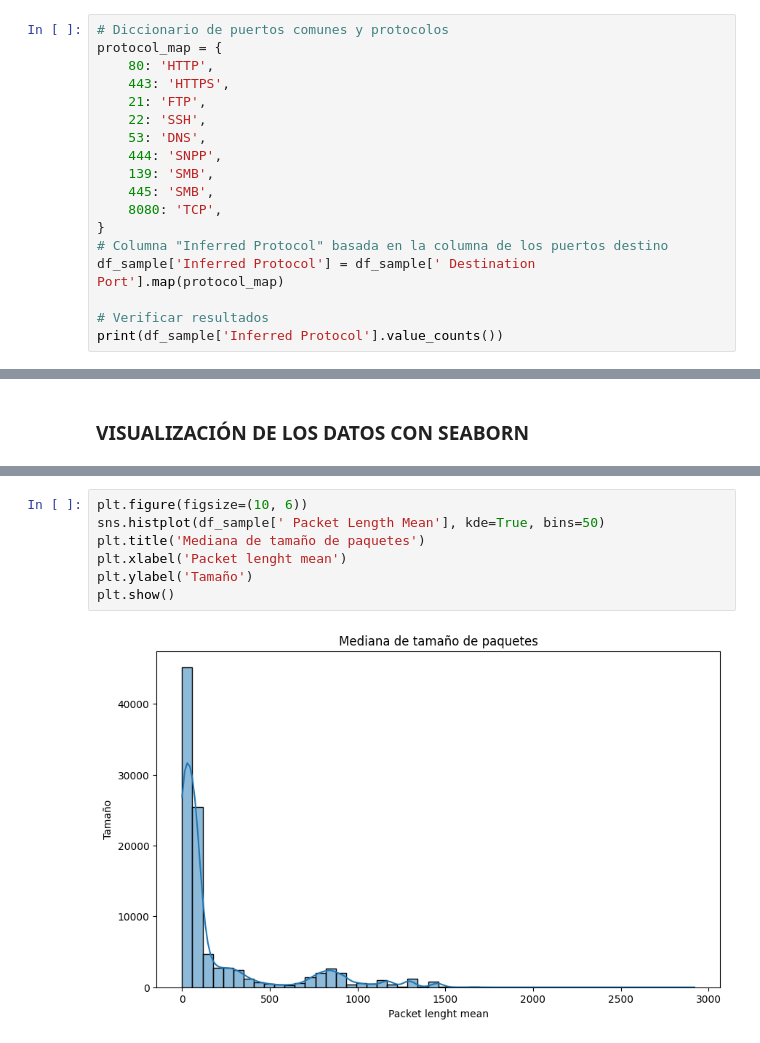
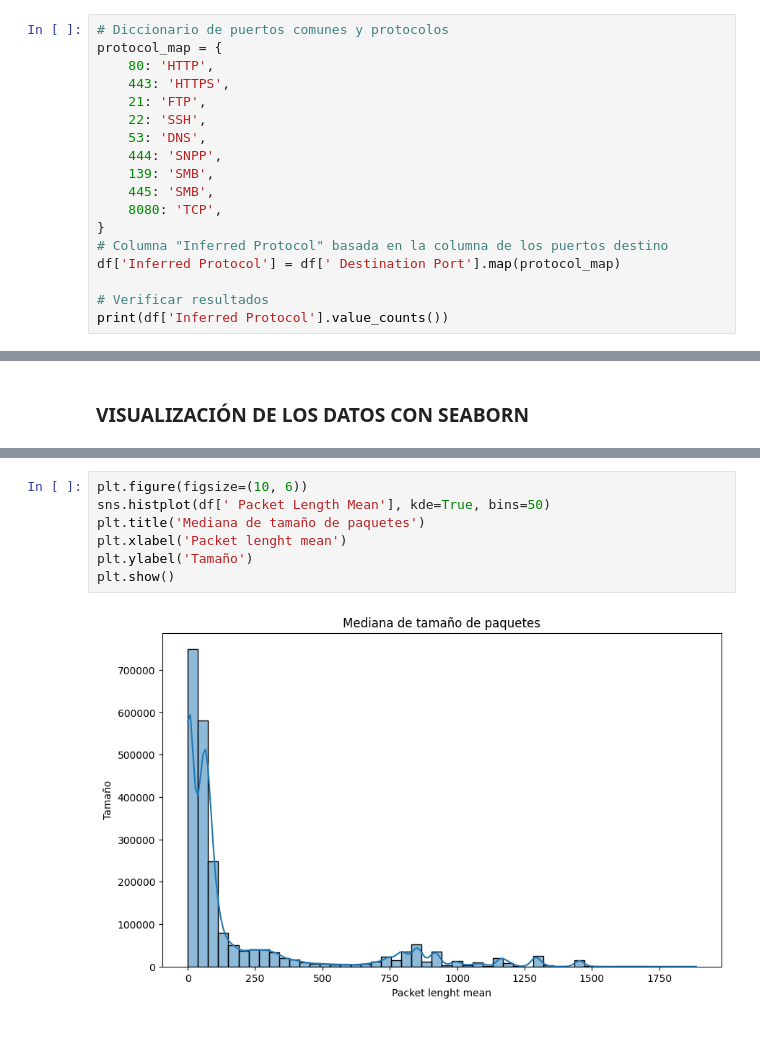
Before and after one commit to Rocpa/CICIDS2K17_RandomForest, a Jupyter notebook: eda.ipynb, the cells around one changed output, grey strips where cells are left out. Drawn from its saved outputs; the diff is of its cells as text.

```diff
--- a/eda.ipynb
+++ b/eda.ipynb
@@ -74,9 +94,9 @@ protocol_map = {
     8080: 'TCP',
 }
 # Columna "Inferred Protocol" basada en la columna de los puertos destino
-df_sample['Inferred Protocol'] = df_sample[' Destination Port'].map(protocol_map)
+df['Inferred Protocol'] = df[' Destination Port'].map(protocol_map)
 
 # Verificar resultados
-print(df_sample['Inferred Protocol'].value_counts())
+print(df['Inferred Protocol'].value_counts())
 # %% [output]
 Inferred Protocol
@@ -142,11 +159,11 @@ plt.show()
 # %%
 plt.figure(figsize=(10, 6))
-sns.histplot(df_sample[' Packet Length Mean'], kde=True, bins=50)
+sns.histplot(df[' Packet Length Mean'], kde=True, bins=50)
 plt.title('Mediana de tamaño de paquetes')
 plt.xlabel('Packet lenght mean')
 plt.ylabel('Tamaño')
 plt.show()
 # %% [output]
-[figure, old version]
+[figure, new version]
 # %%
 plt.figure(figsize=(10, 6))
```
Also changed, not shown: parts of 15 cells of this notebook, 2 other files.
